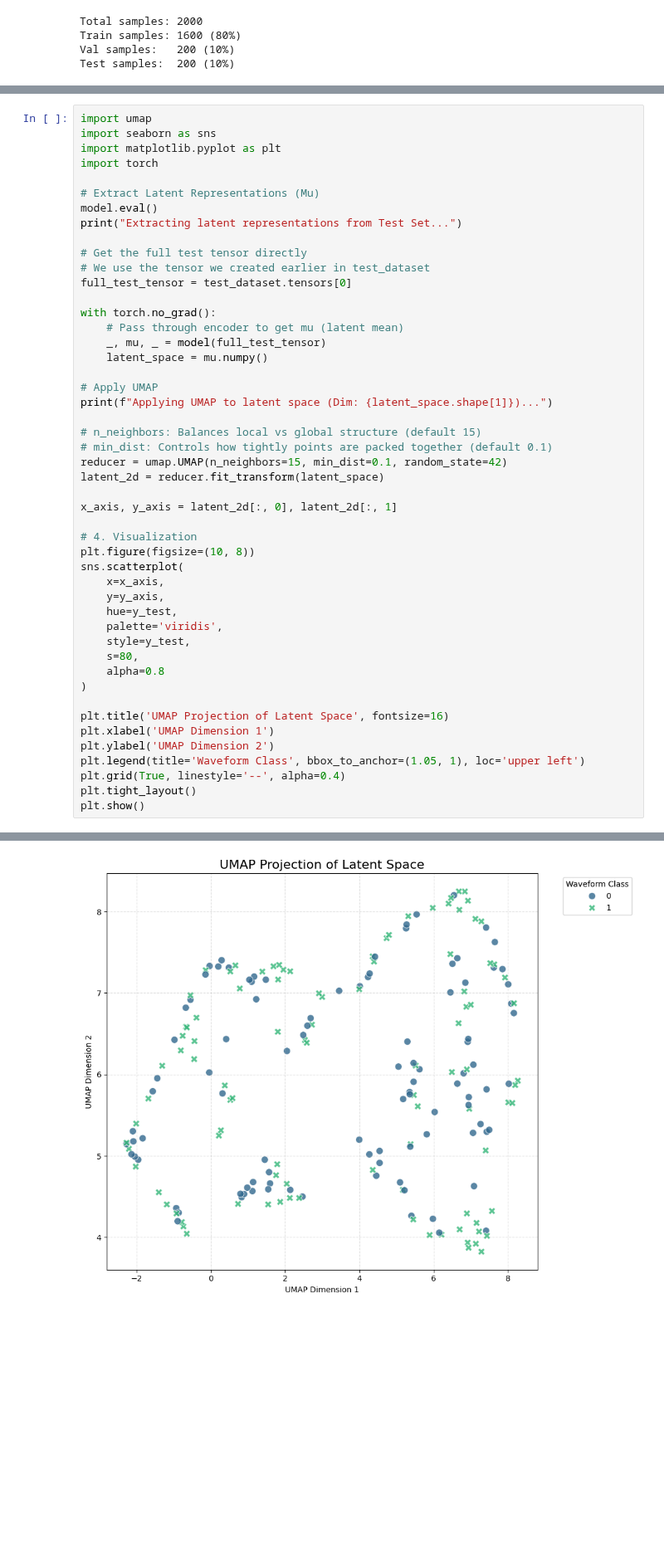
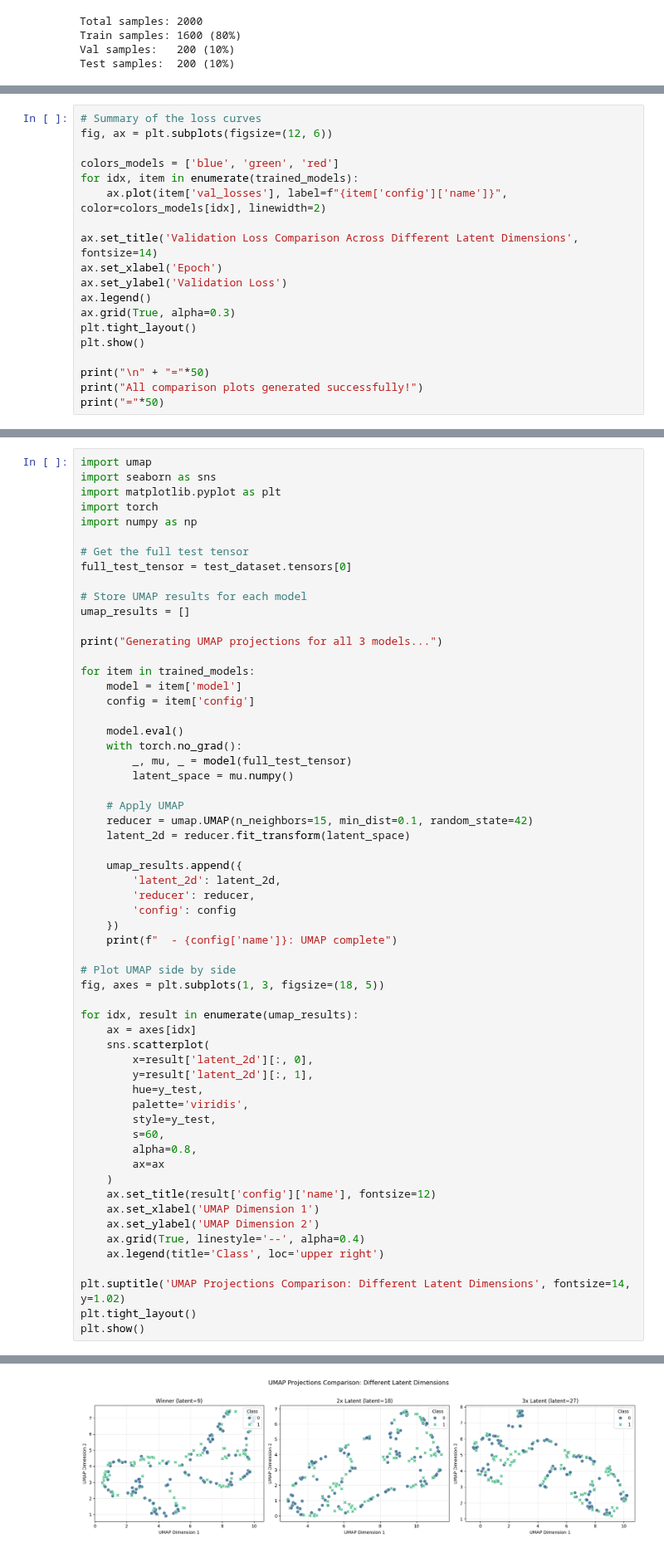
Before and after one commit to AndreHucke/gen_ai, a Jupyter notebook: VAE/waveform_manipulation.ipynb, the cells around one changed output, grey strips where cells are left out. Shown at 83% size. Saved outputs shown, nothing was run; the diff lists cells and outputs as text; blank space fills up the shorter version.

```diff
--- a/VAE/waveform_manipulation.ipynb
+++ b/VAE/waveform_manipulation.ipynb
@@ -523,0 +516,19 @@ Here we are trying to see if the model has clusters using UMAP. I chose UMAP bec
+# %%
+# Summary of the loss curves
+fig, ax = plt.subplots(figsize=(12, 6))
+
+colors_models = ['blue', 'green', 'red']
+for idx, item in enumerate(trained_models):
+    ax.plot(item['val_losses'], label=f"{item['config']['name']}", color=colors_models[idx], linewidth=2)
+
+ax.set_title('Validation Loss Comparison Across Different Latent Dimensions', fontsize=14)
+ax.set_xlabel('Epoch')
+ax.set_ylabel('Validation Loss')
+ax.legend()
+ax.grid(True, alpha=0.3)
+plt.tight_layout()
+plt.show()
+
+print("\n" + "="*50)
+print("All comparison plots generated successfully!")
+print("="*50)
@@ -526,47 +552,58 @@ import umap
 import seaborn as sns
 import matplotlib.pyplot as plt
 import torch
+import numpy as np
 
-# Extract Latent Representations (Mu)
-model.eval()
-print("Extracting latent representations from Test Set...")
-
-# Get the full test tensor directly
-# We use the tensor we created earlier in test_dataset
+# Get the full test tensor
 full_test_tensor = test_dataset.tensors[0]
 
-with torch.no_grad():
-    # Pass through encoder to get mu (latent mean)
-    _, mu, _ = model(full_test_tensor)
-    latent_space = mu.numpy()
+# Store UMAP results for each model
+umap_results = []
 
-# Apply UMAP
-print(f"Applying UMAP to latent space (Dim: {latent_space.shape[1]})...")
+print("Generating UMAP projections for all 3 models...")
 
-# n_neighbors: Balances local vs global structure (default 15)
-# min_dist: Controls how tightly points are packed together (default 0.1)
-reducer = umap.UMAP(n_neighbors=15, min_dist=0.1, random_state=42)
-latent_2d = reducer.fit_transform(latent_space)
+for item in trained_models:
+    model = item['model']
+    config = item['config']
 
-x_axis, y_axis = latent_2d[:, 0], latent_2d[:, 1]
+    model.eval()
+    with torch.no_grad():
+        _, mu, _ = model(full_test_tensor)
+        latent_space = mu.numpy()
 
-# 4. Visualization
-plt.figure(figsize=(10, 8))
-sns.scatterplot(
-    x=x_axis,
-    y=y_axis,
-    hue=y_test,
-    palette='viridis',
-    style=y_test,
-    s=80,
-    alpha=0.8
-)
+    # Apply UMAP
+    reducer = umap.UMAP(n_neighbors=15, min_dist=0.1, random_state=42)
+    latent_2d = reducer.fit_transform(latent_space)
 
-plt.title('UMAP Projection of Latent Space', fontsize=16)
-plt.xlabel('UMAP Dimension 1')
-plt.ylabel('UMAP Dimension 2')
-plt.legend(title='Waveform Class', bbox_to_anchor=(1.05, 1), loc='upper left')
-plt.grid(True, linestyle='--', alpha=0.4)
+    umap_results.append({
+        'latent_2d': latent_2d,
+        'reducer': reducer,
+        'config': config
+    })
+    print(f"  - {config['name']}: UMAP complete")
+
+# Plot UMAP side by side
+fig, axes = plt.subplots(1, 3, figsize=(18, 5))
+
+for idx, result in enumerate(umap_results):
+    ax = axes[idx]
+    sns.scatterplot(
+        x=result['latent_2d'][:, 0],
+        y=result['latent_2d'][:, 1],
+        hue=y_test,
+        palette='viridis',
+        style=y_test,
+        s=60,
+        alpha=0.8,
+        ax=ax
+    )
+    ax.set_title(result['config']['name'], fontsize=12)
+    ax.set_xlabel('UMAP Dimension 1')
+    ax.set_ylabel('UMAP Dimension 2')
+    ax.grid(True, linestyle='--', alpha=0.4)
+    ax.legend(title='Class', loc='upper right')
+
+plt.suptitle('UMAP Projections Comparison: Different Latent Dimensions', fontsize=14, y=1.02)
 plt.tight_layout()
 plt.show()
 # %% [output]
@@ -575 +614 @@ Applying UMAP to latent space (Dim: 11)...
-[figure, old version]
+[figure, new version]
```
Also changed, not shown: parts of 28 cells of this notebook.
